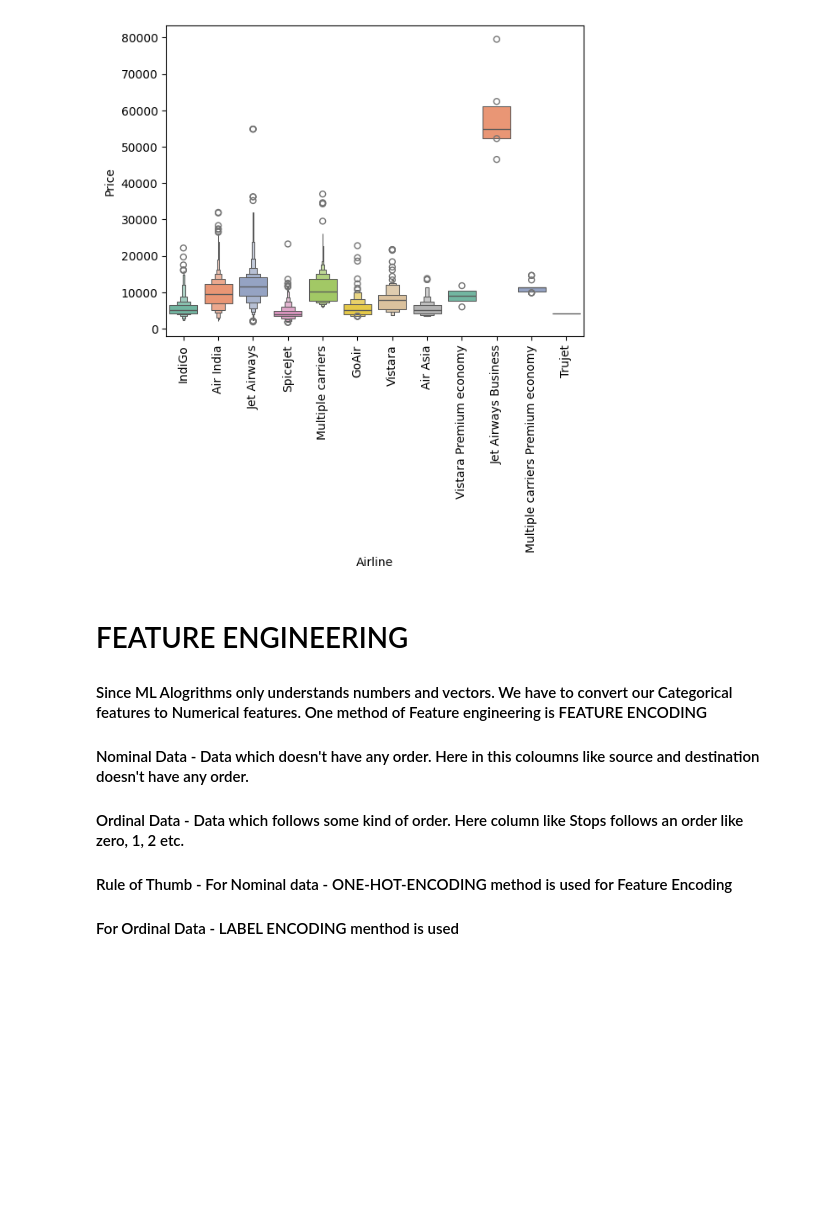
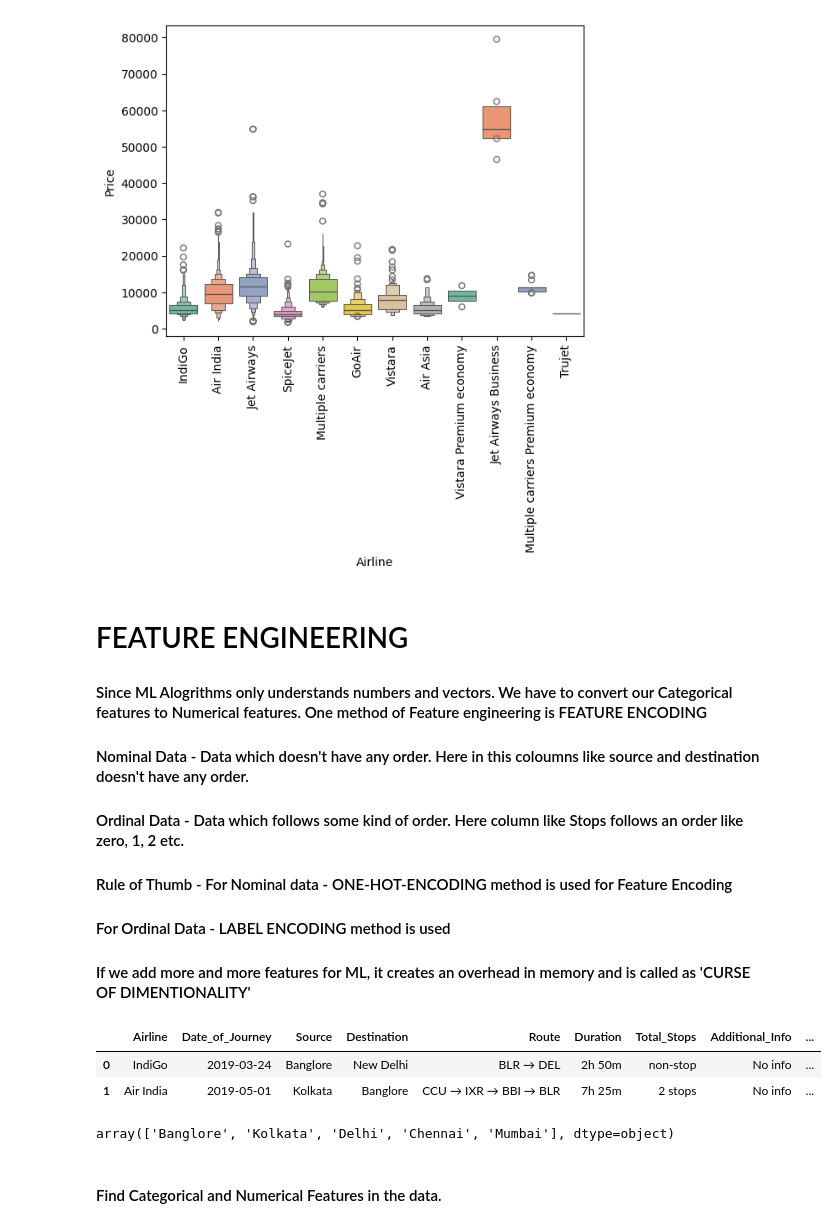
Before and after one commit to aswinvrpai/Airline_Ticket_Rate_Prediction, a Jupyter notebook: notebook/ticket_predict.ipynb, the cells around one changed output. Drawn from its saved outputs; the diff is of its cells as text; code cells hidden in the pictures; blank space fills up the shorter version.

```diff
--- a/notebook/ticket_predict.ipynb
+++ b/notebook/ticket_predict.ipynb
@@ -300,4 +300,17 @@ Passing `palette` without assigning `hue` is deprecated and will be removed in v
 #### Nominal Data - Data which doesn't have any order. Here in this coloumns like source and destination doesn't have any order.
 #### Ordinal Data - Data which follows some kind of order. Here column like Stops follows an order like zero, 1, 2 etc.
 #### Rule of Thumb - For Nominal data - ONE-HOT-ENCODING method is used for Feature Encoding
-#### For Ordinal Data - LABEL ENCODING menthod is used
+#### For Ordinal Data - LABEL ENCODING method is used
+#### If we add more and more features for ML, it creates an overhead in memory and is called as 'CURSE OF DIMENTIONALITY'
+# %%
+train_data.head(2)
+# %% [output]
+|  | Airline | Date_of_Journey | Source | Destination | Route | Duration | Total_Stops | Additional_Info | ... |
+| 0 | IndiGo | 2019-03-24 | Banglore | New Delhi | BLR → DEL | 2h 50m | non-stop | No info | ... |
+| 1 | Air India | 2019-05-01 | Kolkata | Banglore | CCU → IXR → BBI → BLR | 7h 25m | 2 stops | No info | ... |
+# %%
+train_data['Source'].unique()
+# %% [output]
+array(['Banglore', 'Kolkata', 'Delhi', 'Chennai', 'Mumbai'], dtype=object)
+# %% [markdown]
+#### Find Categorical and Numerical Features in the data.
```
Also changed, not shown: parts of 12 cells of this notebook.
